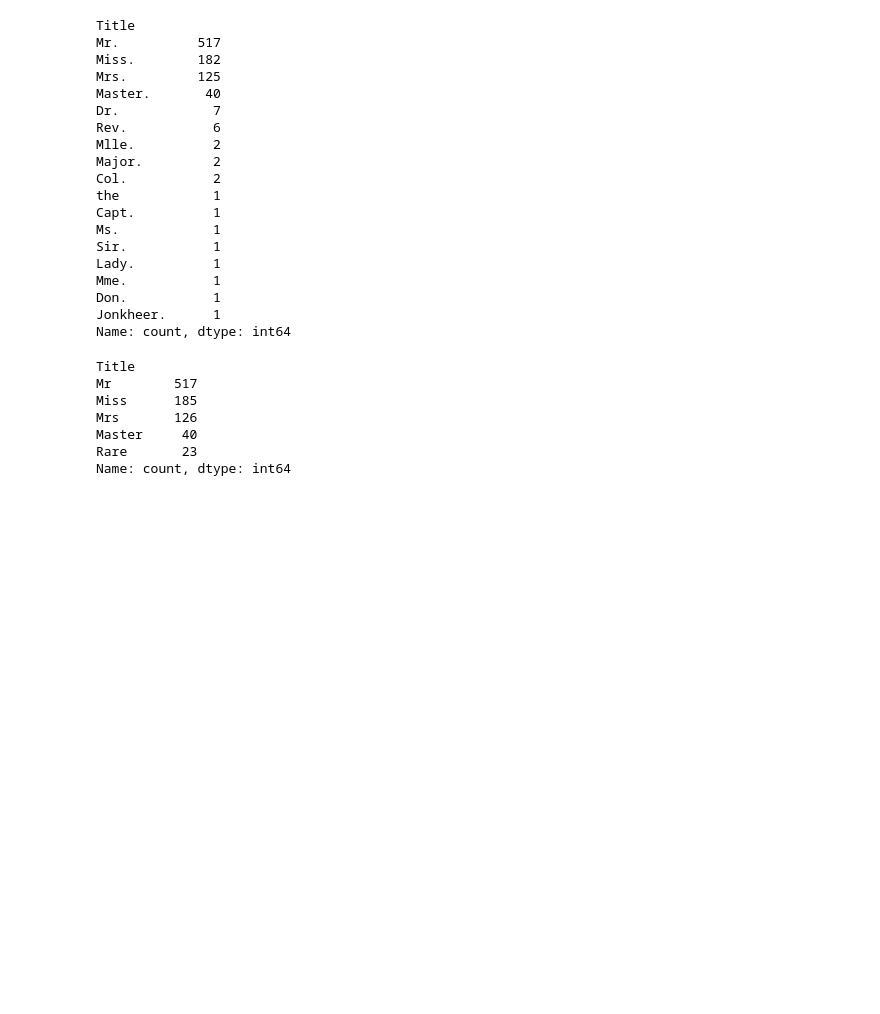
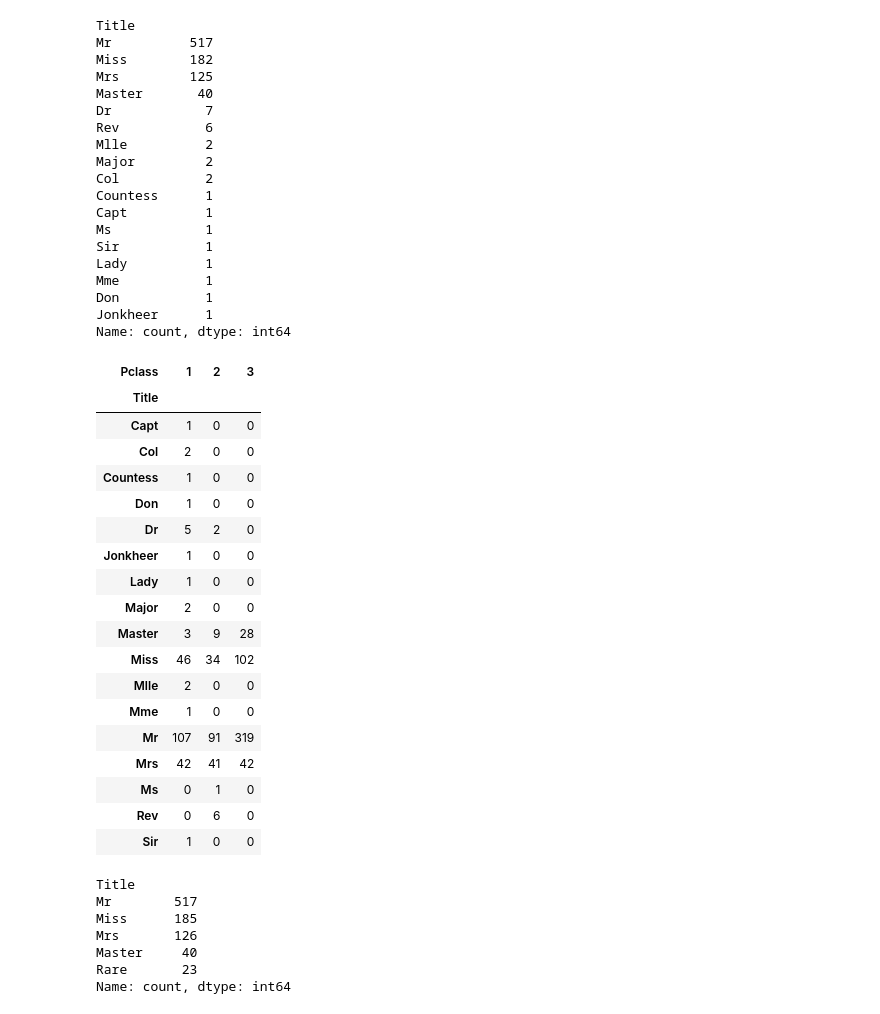
Before and after one commit to omiderfanmanesh/Titanic-Machine-Learning-from-Disaster, a Jupyter notebook: notebooks/05_eda_title_analysis.ipynb, the cells around one changed output. Saved outputs shown, nothing was run; the diff lists cells and outputs as text; code cells hidden in the pictures; blank space fills up the shorter version.

```diff
--- a/notebooks/05_eda_title_analysis.ipynb
+++ b/notebooks/05_eda_title_analysis.ipynb
@@ -18,25 +18,54 @@ data.head()
 | 3 | 4 | 1 | 1 | Futrelle, Mrs. Jacques Heath (Lil... | female | 35.0 | 1 | 0 | 113803 | 53.1000 | ... |
 | 4 | 5 | 0 | 3 | Allen, Mr. William Henry | male | 35.0 | 0 | 0 | 373450 | 8.0500 | ... |
 # %%
+data['Title'] = data['Name'].str.extract(r' ([A-Za-z]+)\. ', expand=False)
 data['Title'].value_counts()
 # %% [output]
 Title
-Mr.          517
-Miss.        182
-Mrs.         125
-Master.       40
-Dr.            7
-Rev.           6
-Mlle.          2
-Major.         2
-Col.           2
-the            1
-Capt.          1
-Ms.            1
-Sir.           1
-Lady.          1
-Mme.           1
-Don.           1
-Jonkheer.      1
+Mr          517
+Miss        182
+Mrs         125
+Master       40
+Dr            7
+Rev           6
+Mlle          2
+Major         2
+Col           2
+Countess      1
+Capt          1
+Ms            1
+Sir           1
+Lady          1
+Mme           1
+Don           1
+Jonkheer      1
 Name: count, dtype: int64
+# %%
+# Group by Pclass and Title, then count the number of passengers
+title_counts = data.groupby(['Pclass', 'Title']).size().reset_index(name='Count')
+# Create a bar plot to visualize the counts of titles by Pclass
+# Pivot to see Titles as rows and Pclass as columns
+title_summary = title_counts.pivot(index='Title', columns='Pclass', values='Count').fillna(0).astype(int)
+
+title_summary
+# %% [output]
+| Pclass | 1 | 2 | 3 |
+| Title |  |  |  |
+| Capt | 1 | 0 | 0 |
+| Col | 2 | 0 | 0 |
+| Countess | 1 | 0 | 0 |
+| Don | 1 | 0 | 0 |
+| Dr | 5 | 2 | 0 |
+| Jonkheer | 1 | 0 | 0 |
+| Lady | 1 | 0 | 0 |
+| Major | 2 | 0 | 0 |
+| Master | 3 | 9 | 28 |
+| Miss | 46 | 34 | 102 |
+| Mlle | 2 | 0 | 0 |
+| Mme | 1 | 0 | 0 |
+| Mr | 107 | 91 | 319 |
+| Mrs | 42 | 41 | 42 |
+| Ms | 0 | 1 | 0 |
+| Rev | 0 | 6 | 0 |
+| Sir | 1 | 0 | 0 |
 # %%
```
Also changed, not shown: parts of 1 cell of this notebook, 20 other files.
